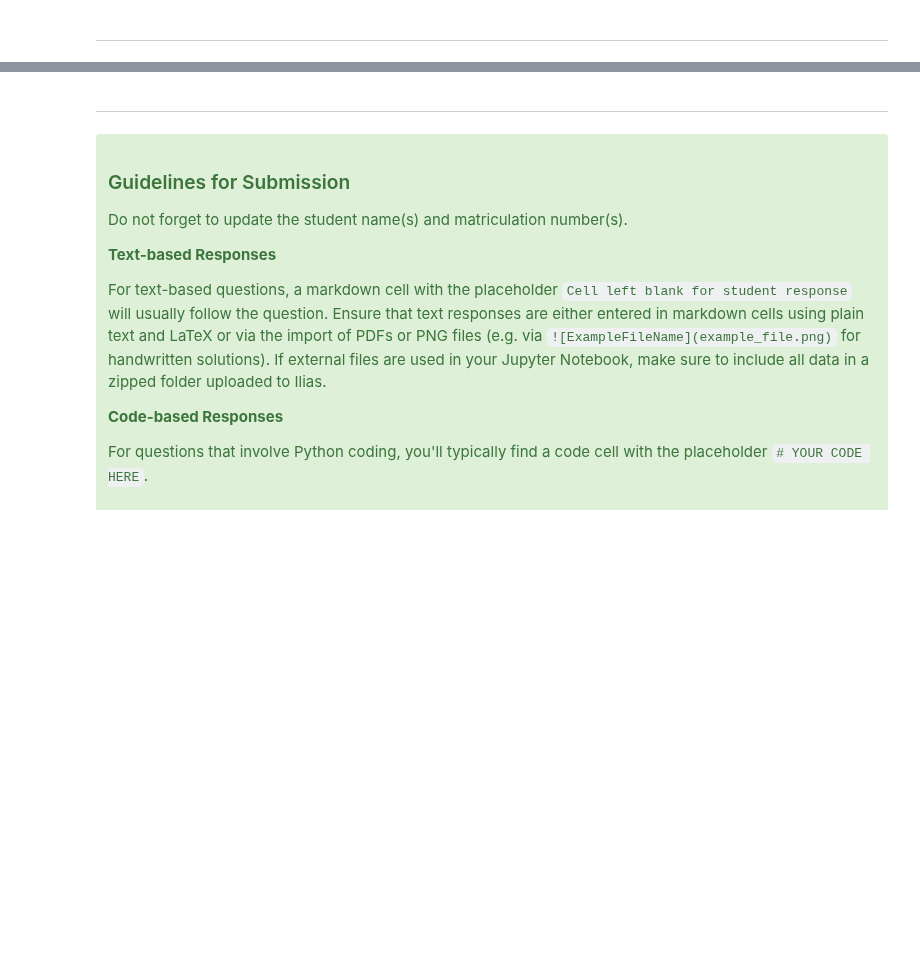
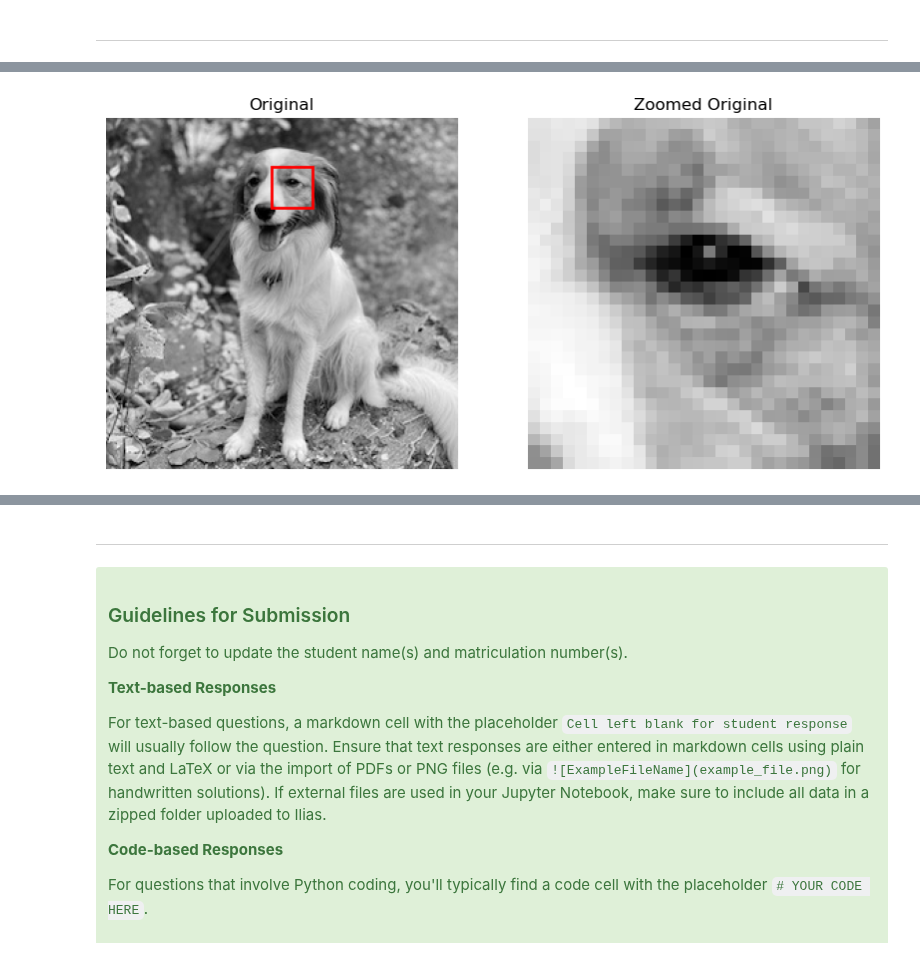
Before and after one commit to as3ert/TMFVC, a Jupyter notebook: Assignment 7/TMFVC_Ass07.ipynb, the cells around one changed output, grey strips where cells are left out. Cells and saved outputs as stored; diff of their text form; code cells hidden in the pictures; blank space fills up the shorter version.

```diff
--- a/Assignment 7/TMFVC_Ass07.ipynb
+++ b/Assignment 7/TMFVC_Ass07.ipynb
@@ -144,3 +278,99 @@ The zoomed-in image (right) of one eye demonstrates the bad quality. Your task i
 Compare the results of (1), (2), and (3) regarding quality (use zoomed-in areas).
 
 **Hint:** Use the Python built-in function from the `scipy` library, such as `interp2`, which provides access to interpolation methods for 2D gridded data (see documentation).
+# %%
+import PIL.Image as Image
+import matplotlib.pyplot as plt
+import matplotlib.patches as patches
+import numpy as np
+from scipy.interpolate import interp2d
+import warnings
+
+warnings.filterwarnings('ignore')
+
+RESOLUTION = 512
+
+zoom_x = 35
+zoom_y = 120
+zoom_size = 30
+
+methods = ['Original', 'Nearest Neighbor', 'Bilinear', 'Bicubic']
+
+img = Image.open('bailey_256_gray.png')
+img_array = np.array(img)
+
+original_resolution = img_array.shape[0]
+
+def nearest_neighbor_interpolation(img_array, resolution):
+    new_img = np.zeros((resolution, resolution), dtype=np.uint8)
+
+    for i in range(resolution):
+        for j in range(resolution):
+            x = int(i / resolution * img_array.shape[0])
+            y = int(j / resolution * img_array.shape[1])
+            new_img[i, j] = img_array[x, y]
+
+    return new_img
+
+def bilinear_interpolation(img, resolution):
+    img = np.array(img)
+    new_img = np.zeros((resolution, resolution), dtype=np.uint8)
+
+    bilinear = interp2d(np.linspace(0, 1, img.shape[0]),
+                        np.linspace(0, 1, img.shape[1]), img, kind='linear')
+    new_img = bilinear(np.linspace(0, 1, resolution), np.linspace(0, 1, resolution))
+
+    return new_img
+
+def bicubic_interpolation(img, resolution):
+    img = np.array(img)
+    new_img = np.zeros((resolution, resolution), dtype=np.uint8)
+
+    bicubic = interp2d(np.linspace(0, 1, img.shape[0]),
+                       np.linspace(0, 1, img.shape[1]), img, kind='cubic')
+    new_img = bicubic(np.linspace(0, 1, resolution), np.linspace(0, 1, resolution))
+
+    return new_img
+
+def plot(img, zoomed_img, method_str, zoom_x, zoom_y, zoom_size):
+    plt.figure(figsize=(10, 10))
+
+    ax1 = plt.subplot(121, title=method_str)
+    plt.imshow(img, cmap='gray')
+    plt.axis('off')
+
+    rect = patches.Rectangle((zoom_y, zoom_x), zoom_size, zoom_size,
+                             linewidth=2, edgecolor='red', facecolor='none')
+    ax1.add_patch(rect)
+
+    plt.subplot(122, title='Zoomed ' + method_str)
+    plt.imshow(zoomed_img, cmap='gray')
+    plt.axis('off')
+
+    plt.show()
+
+for method in methods:
+    if method == 'Original':
+        img_array = img_array
+        method_str = method
+        zoom_x_new, zoom_y_new, zoom_size_new = zoom_x, zoom_y, zoom_size
+    else:
+        zoom_x_new = zoom_x * RESOLUTION // original_resolution
+        zoom_y_new = zoom_y * RESOLUTION // original_resolution
+        zoom_size_new = zoom_size * RESOLUTION // original_resolution
+        if method == 'Nearest Neighbor':
+            img_array = nearest_neighbor_interpolation(img_array, RESOLUTION)
+            method_str = method + ' Interpolation'
+        elif method == 'Bilinear':
+            img_array = bilinear_interpolation(img_array, RESOLUTION)
+            method_str = method + ' Interpolation'
+        elif method == 'Bicubic':
+            img_array = bicubic_interpolation(img_array, RESOLUTION)
+            method_str = method + ' Interpolation'
+
+    zoomed_img = img_array[zoom_x_new:zoom_x_new + zoom_size_new,
+                             zoom_y_new:zoom_y_new + zoom_size_new]
+
+    plot(img_array, zoomed_img, method_str, zoom_x_new, zoom_y_new, zoom_size_new)
+# %% [output]
+[figure, added]
```
Also changed, not shown: parts of 19 cells of this notebook, 2 other files.
